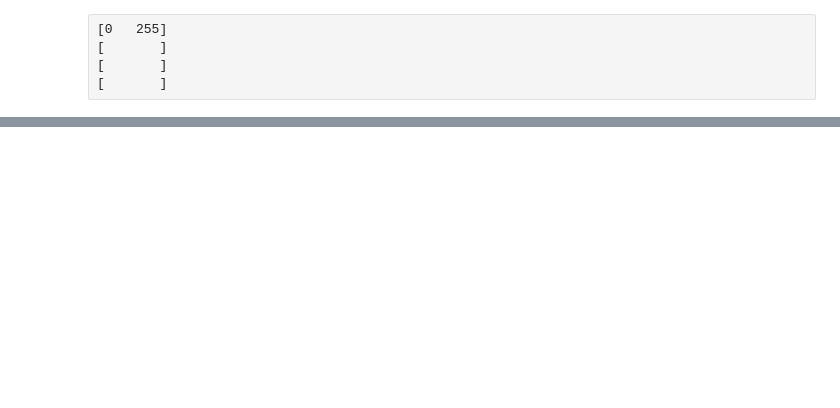
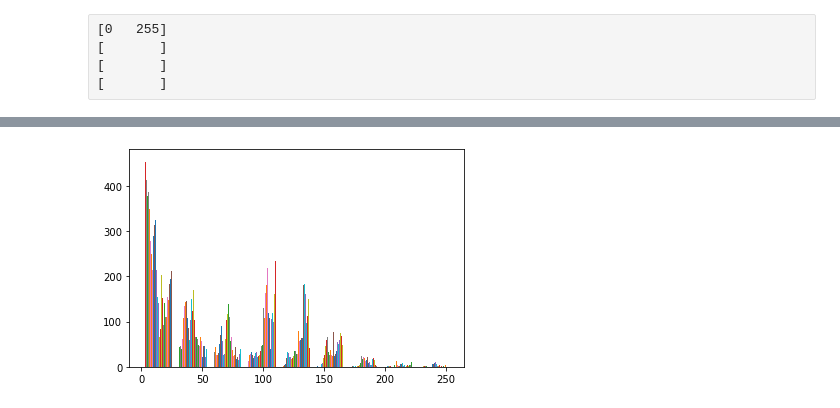
Before and after one commit to faridhn2/computer_vision_tutorial, a Jupyter notebook: cv_codes/l06-cv.ipynb, the cells around one changed output, grey strips where cells are left out. Cells and saved outputs as stored; diff of their text form; code cells hidden in the pictures; blank space fills up the shorter version.

```diff
--- a/cv_codes/l06-cv.ipynb
+++ b/cv_codes/l06-cv.ipynb
@@ -368,2 +472,6 @@ plt.hist(gray_img,bins=np.linspace(0,255,10));
+# %%
+plt.hist(cv2.cvtColor(car_img,cv2.COLOR_BGR2GRAY),bins=np.linspace(0,255,10));
+# %% [output]
+[figure, added]
 # %%
 gray_img.shape
```
Also changed, not shown: parts of 92 cells of this notebook, 6 other files.
